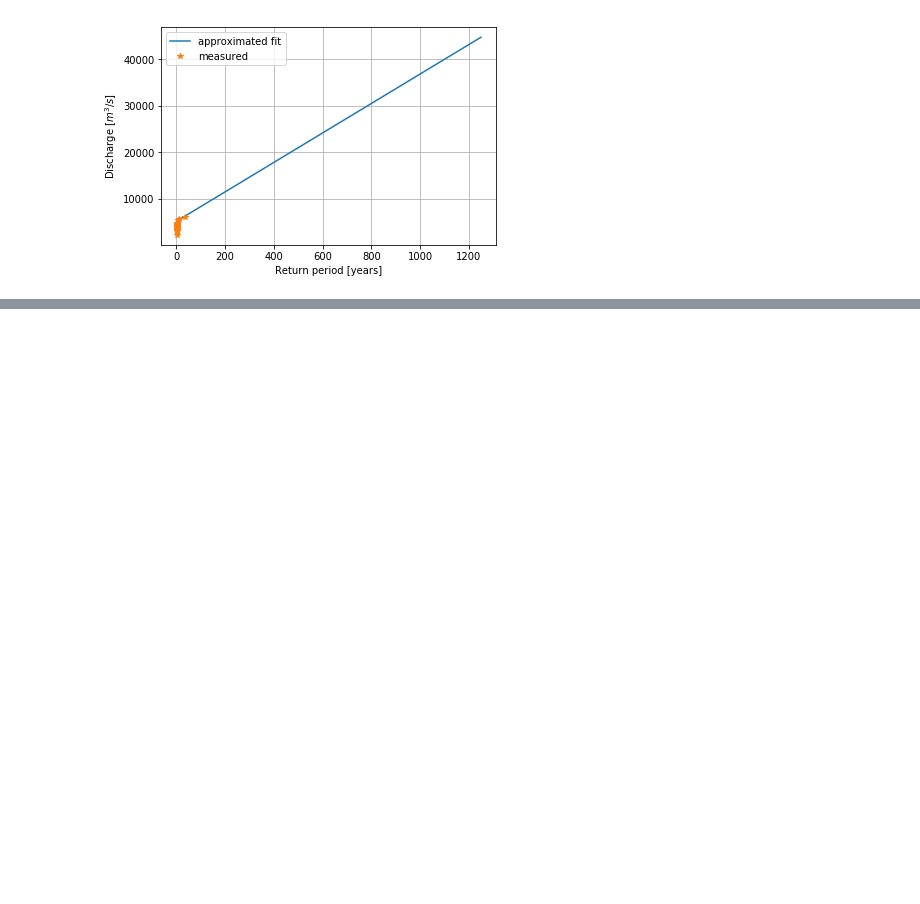
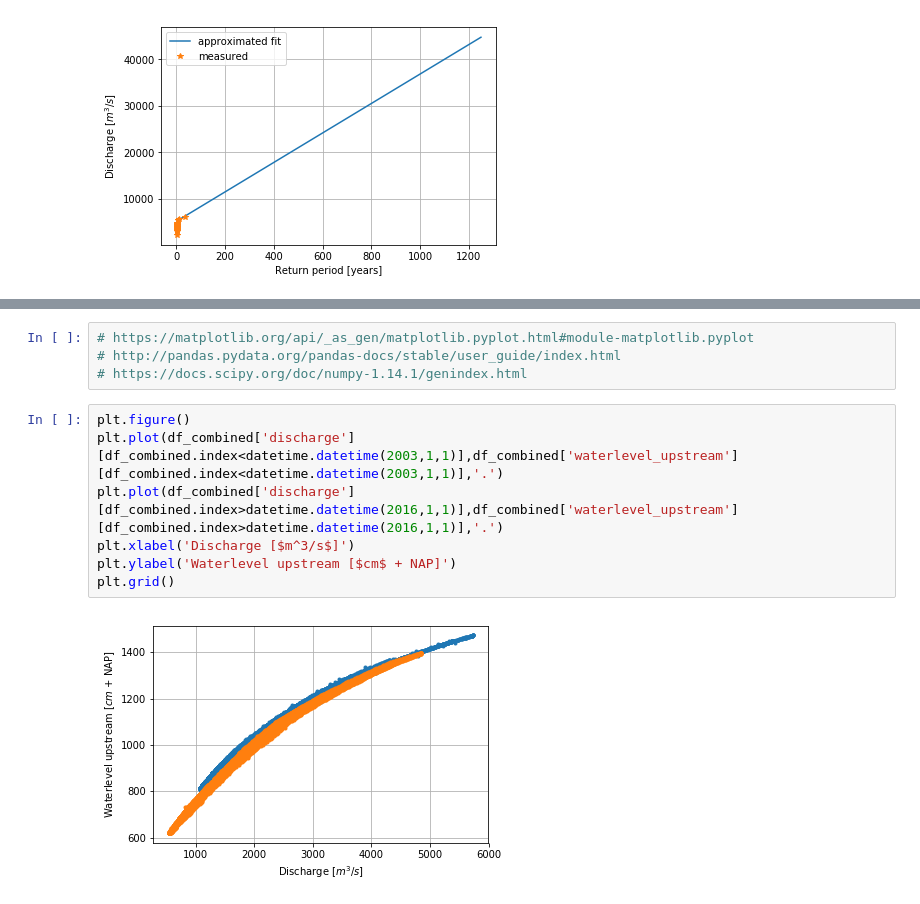
Before and after one commit to openearth/hydrodynamics-course, a Jupyter notebook: jupyter_notebooks/DataAnalysis_Waal.ipynb, the cells around one changed output, grey strips where cells are left out. Drawn from its saved outputs; the diff is of its cells as text; blank space fills up the shorter version.

```diff
--- a/jupyter_notebooks/DataAnalysis_Waal.ipynb
+++ b/jupyter_notebooks/DataAnalysis_Waal.ipynb
@@ -213,0 +232,13 @@ plt.grid()
+# %%
+# https://matplotlib.org/api/_as_gen/matplotlib.pyplot.html#module-matplotlib.pyplot
+# http://pandas.pydata.org/pandas-docs/stable/user_guide/index.html
+# https://docs.scipy.org/doc/numpy-1.14.1/genindex.html
+# %%
+plt.figure()
+plt.plot(df_combined['discharge'][df_combined.index<datetime.datetime(2003,1,1)],df_combined['waterlevel_upstream'][df_combined.index<datetime.datetime(2003,1,1)],'.')
+plt.plot(df_combined['discharge'][df_combined.index>datetime.datetime(2016,1,1)],df_combined['waterlevel_upstream'][df_combined.index>datetime.datetime(2016,1,1)],'.')
+plt.xlabel('Discharge [$m^3/s$]')
+plt.ylabel('Waterlevel upstream [$cm$ + NAP]')
+plt.grid()
+# %% [output]
+[figure, added]
```
Also changed, not shown: parts of 7 cells of this notebook.
